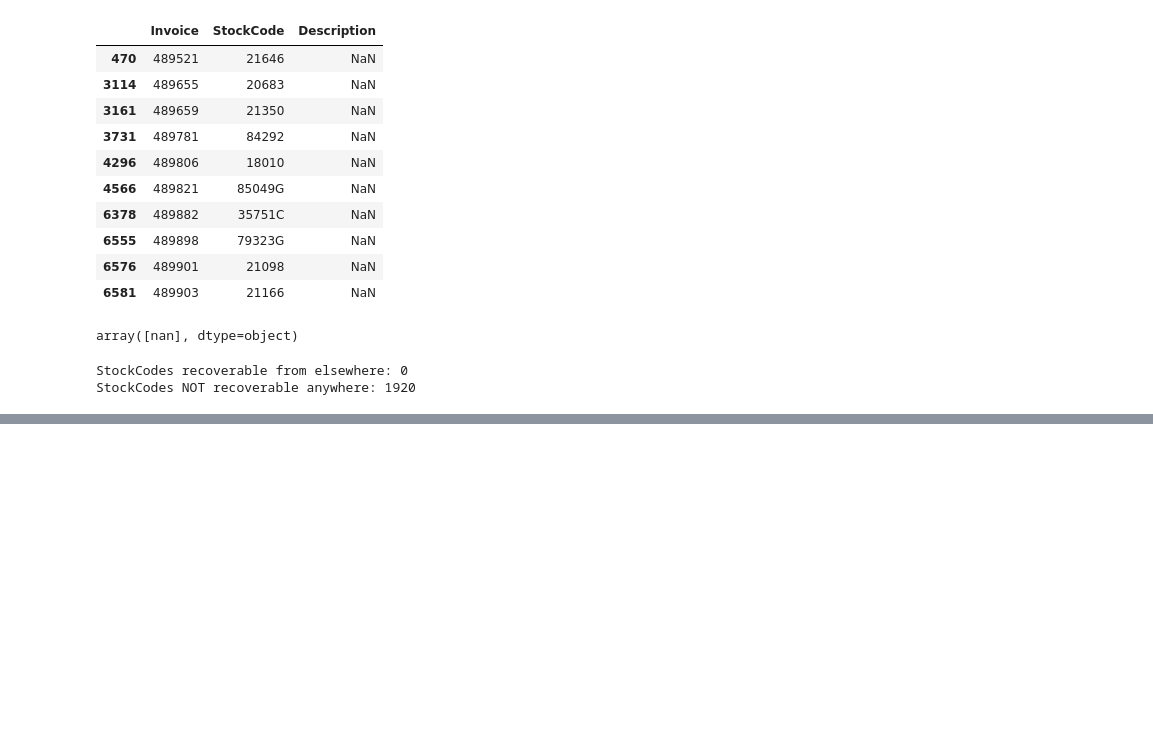
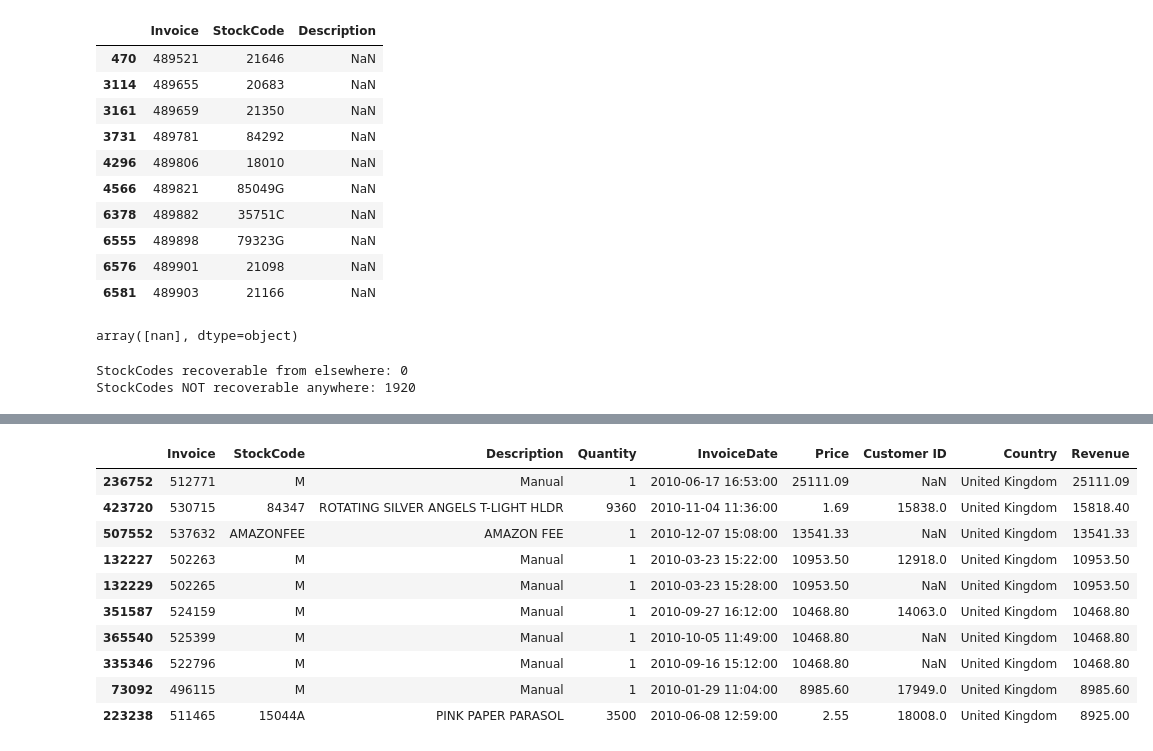
Before and after one commit to chiragkalucha/RetailPulse-Analytics, a Jupyter notebook: notebooks/eda1.ipynb, the cells around one changed output, grey strips where cells are left out. Saved outputs shown, nothing was run; the diff lists cells and outputs as text; code cells hidden in the pictures; blank space fills up the shorter version.

```diff
--- a/notebooks/eda1.ipynb
+++ b/notebooks/eda1.ipynb
@@ -148,0 +191,15 @@ StockCodes NOT recoverable anywhere: 1920
+# %%
+# Now actually look at the top 10 highest-revenue transactions
+df_clean.sort_values('Revenue', ascending=False).head(10)
+# %% [output]
+|  | Invoice | StockCode | Description | Quantity | InvoiceDate | Price | Customer ID | Country | Revenue |
+| 236752 | 512771 | M | Manual | 1 | 2010-06-17 16:53:00 | 25111.09 | NaN | United Kingdom | 25111.09 |
+| 423720 | 530715 | 84347 | ROTATING SILVER ANGELS T-LIGHT HLDR | 9360 | 2010-11-04 11:36:00 | 1.69 | 15838.0 | United Kingdom | 15818.40 |
+| 507552 | 537632 | AMAZONFEE | AMAZON FEE | 1 | 2010-12-07 15:08:00 | 13541.33 | NaN | United Kingdom | 13541.33 |
+| 132227 | 502263 | M | Manual | 1 | 2010-03-23 15:22:00 | 10953.50 | 12918.0 | United Kingdom | 10953.50 |
+| 132229 | 502265 | M | Manual | 1 | 2010-03-23 15:28:00 | 10953.50 | NaN | United Kingdom | 10953.50 |
+| 351587 | 524159 | M | Manual | 1 | 2010-09-27 16:12:00 | 10468.80 | 14063.0 | United Kingdom | 10468.80 |
+| 365540 | 525399 | M | Manual | 1 | 2010-10-05 11:49:00 | 10468.80 | NaN | United Kingdom | 10468.80 |
+| 335346 | 522796 | M | Manual | 1 | 2010-09-16 15:12:00 | 10468.80 | NaN | United Kingdom | 10468.80 |
+| 73092 | 496115 | M | Manual | 1 | 2010-01-29 11:04:00 | 8985.60 | 17949.0 | United Kingdom | 8985.60 |
+| 223238 | 511465 | 15044A | PINK PAPER PARASOL | 3500 | 2010-06-08 12:59:00 | 2.55 | 18008.0 | United Kingdom | 8925.00 |
```
Also changed, not shown: parts of 7 cells of this notebook, 2 other files.
